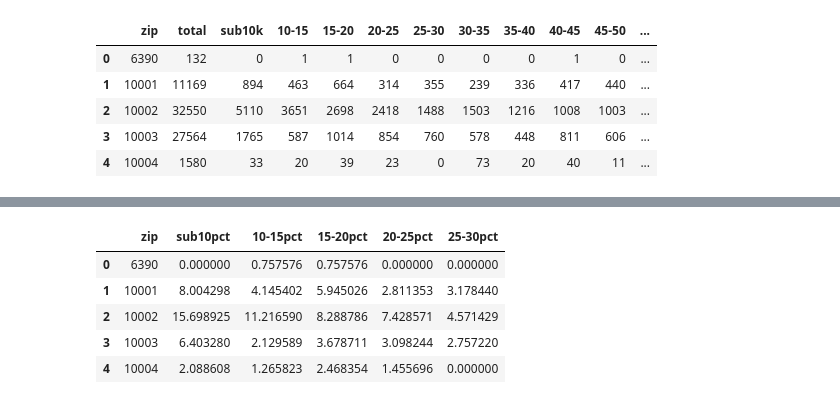
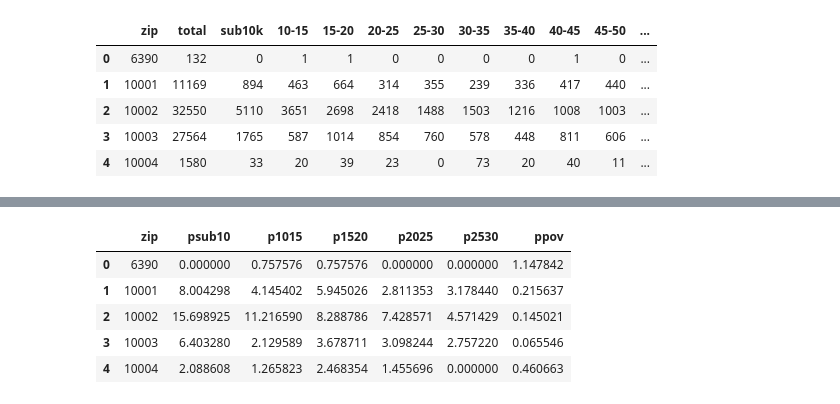
Before and after one commit to fedhere/PUI2015_EC, a Jupyter notebook: ry692/ry692_EC.ipynb, the cells around one changed output, grey strips where cells are left out. Saved outputs shown, nothing was run; the diff lists cells and outputs as text; code cells hidden in the pictures.

```diff
--- a/ry692/ry692_EC.ipynb
+++ b/ry692/ry692_EC.ipynb
@@ -63,18 +63,19 @@ homeless_zip.head()
 # %%
-income['sub10pct'] = income['sub10k']/income['total']*100
-income['10-15pct'] = income['10-15']/income['total']*100
-income['15-20pct'] = income['15-20']/income['total']*100
-income['20-25pct'] = income['20-25']/income['total']*100
-income['25-30pct'] = income['25-30']/income['total']*100
-poverty = income[['zip', 'sub10pct','10-15pct','15-20pct','20-25pct','25-30pct']]
+income['psub10'] = income['sub10k']/income['total']*100
+income['p1015'] = income['10-15']/income['total']*100
+income['p1520'] = income['15-20']/income['total']*100
+income['p2025'] = income['20-25']/income['total']*100
+income['p2530'] = income['25-30']/income['total']*100
+income['ppov']=(income['psub10']+income['p1015']+income['p1520']+income['p2025']+income['p2530'])/income['total']*100
+poverty = income[['zip', 'psub10','p1015','p1520','p2025','p2530','ppov']]
 poverty.head()
 # %% [output]
-|  | zip | sub10pct | 10-15pct | 15-20pct | 20-25pct | 25-30pct |
-| 0 | 6390 | 0.000000 | 0.757576 | 0.757576 | 0.000000 | 0.000000 |
-| 1 | 10001 | 8.004298 | 4.145402 | 5.945026 | 2.811353 | 3.178440 |
-| 2 | 10002 | 15.698925 | 11.216590 | 8.288786 | 7.428571 | 4.571429 |
-| 3 | 10003 | 6.403280 | 2.129589 | 3.678711 | 3.098244 | 2.757220 |
-| 4 | 10004 | 2.088608 | 1.265823 | 2.468354 | 1.455696 | 0.000000 |
+|  | zip | psub10 | p1015 | p1520 | p2025 | p2530 | ppov |
+| 0 | 6390 | 0.000000 | 0.757576 | 0.757576 | 0.000000 | 0.000000 | 1.147842 |
+| 1 | 10001 | 8.004298 | 4.145402 | 5.945026 | 2.811353 | 3.178440 | 0.215637 |
+| 2 | 10002 | 15.698925 | 11.216590 | 8.288786 | 7.428571 | 4.571429 | 0.145021 |
+| 3 | 10003 | 6.403280 | 2.129589 | 3.678711 | 3.098244 | 2.757220 | 0.065546 |
+| 4 | 10004 | 2.088608 | 1.265823 | 2.468354 | 1.455696 | 0.000000 | 0.460663 |
 # %%
 school_poverty=pd.merge(homeless_zip, poverty, left_on='Zip', right_on='zip', how='left')
 school_poverty=school_poverty.drop(['Zip','BEDS Number'],1)
```
Also changed, not shown: parts of 14 cells of this notebook, 5 other files.
